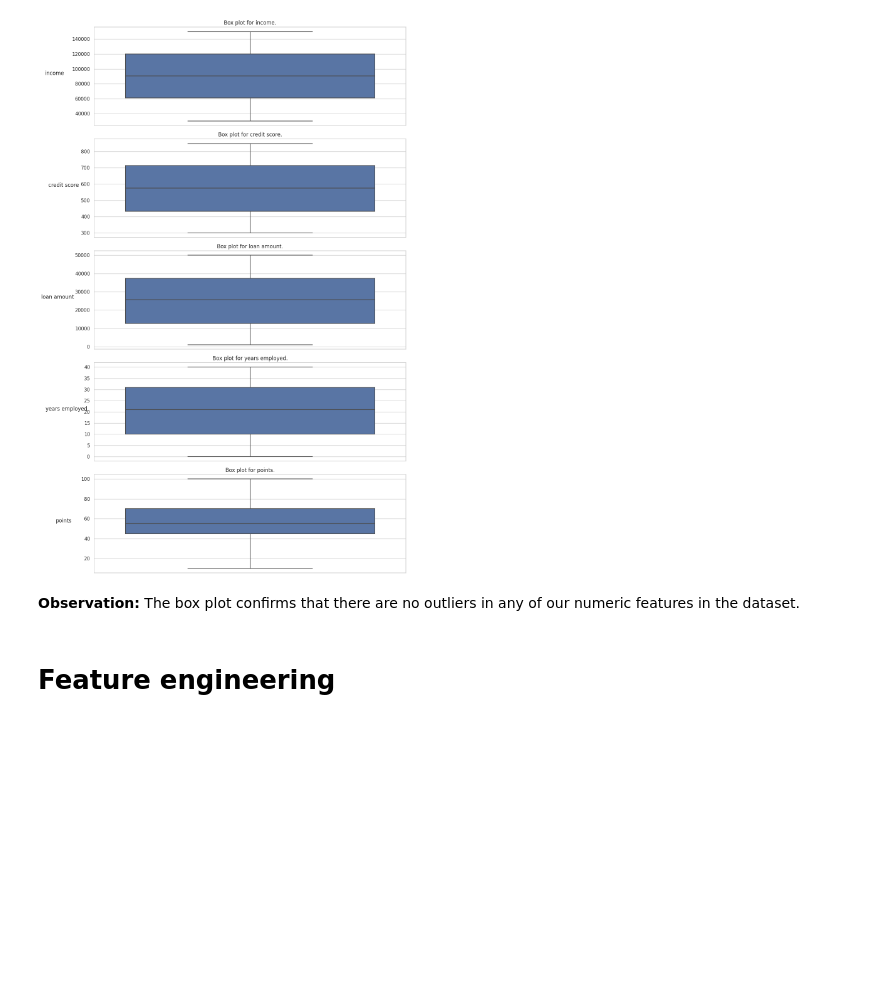
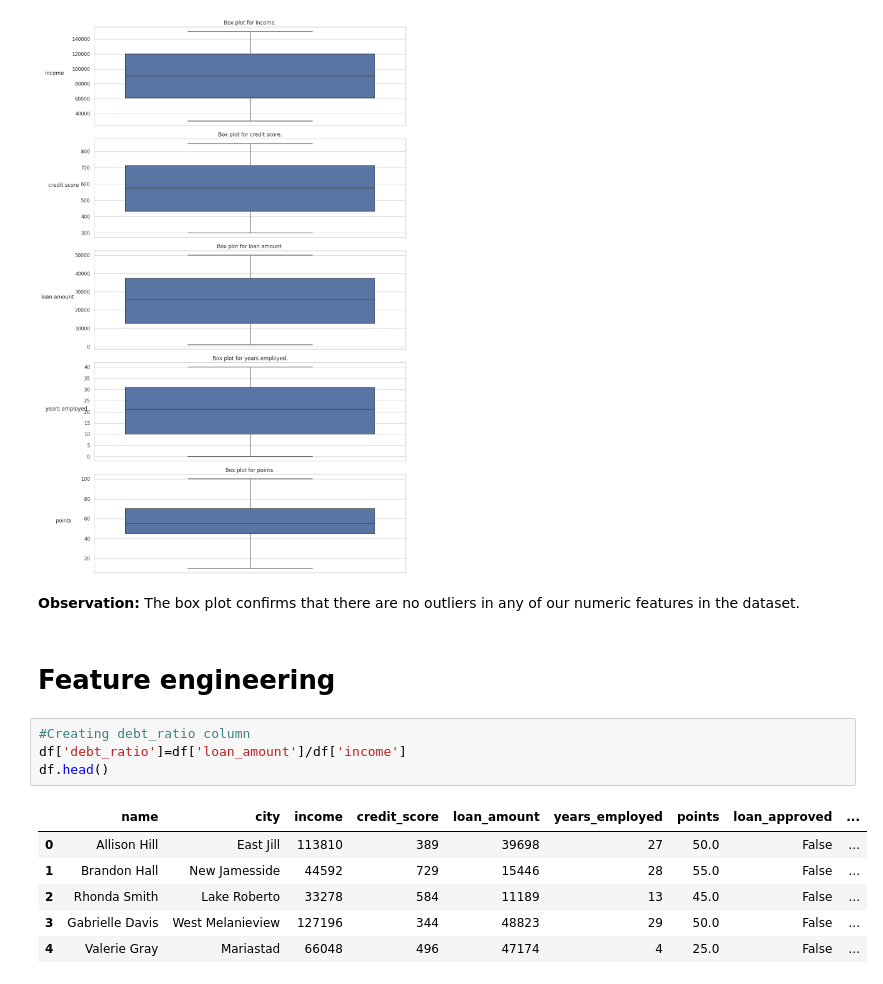
Before and after one commit to taruchit/OpenSourceProjects, a Jupyter notebook: data-storytelling-analyzing-loan-approval.ipynb, the cells around one changed output. Saved outputs shown, nothing was run; the diff lists cells and outputs as text; blank space fills up the shorter version.

Commit message:
Kaggle Notebook | Data storytelling - Analyzing loan approval | Version 19

```diff
--- a/data-storytelling-analyzing-loan-approval.ipynb
+++ b/data-storytelling-analyzing-loan-approval.ipynb
@@ -296,3 +296,14 @@ plt.show()
 **Observation:** The box plot confirms that there are no outliers in any of our numeric features in the dataset.
 # %% [markdown]
 # Feature engineering
+# %%
+#Creating debt_ratio column
+df['debt_ratio']=df['loan_amount']/df['income']
+df.head()
+# %% [output]
+|  | name | city | income | credit_score | loan_amount | years_employed | points | loan_approved | ... |
+| 0 | Allison Hill | East Jill | 113810 | 389 | 39698 | 27 | 50.0 | False | ... |
+| 1 | Brandon Hall | New Jamesside | 44592 | 729 | 15446 | 28 | 55.0 | False | ... |
+| 2 | Rhonda Smith | Lake Roberto | 33278 | 584 | 11189 | 13 | 45.0 | False | ... |
+| 3 | Gabrielle Davis | West Melanieview | 127196 | 344 | 48823 | 29 | 50.0 | False | ... |
+| 4 | Valerie Gray | Mariastad | 66048 | 496 | 47174 | 4 | 25.0 | False | ... |
```
Also changed, not shown: parts of 1 cell of this notebook.
